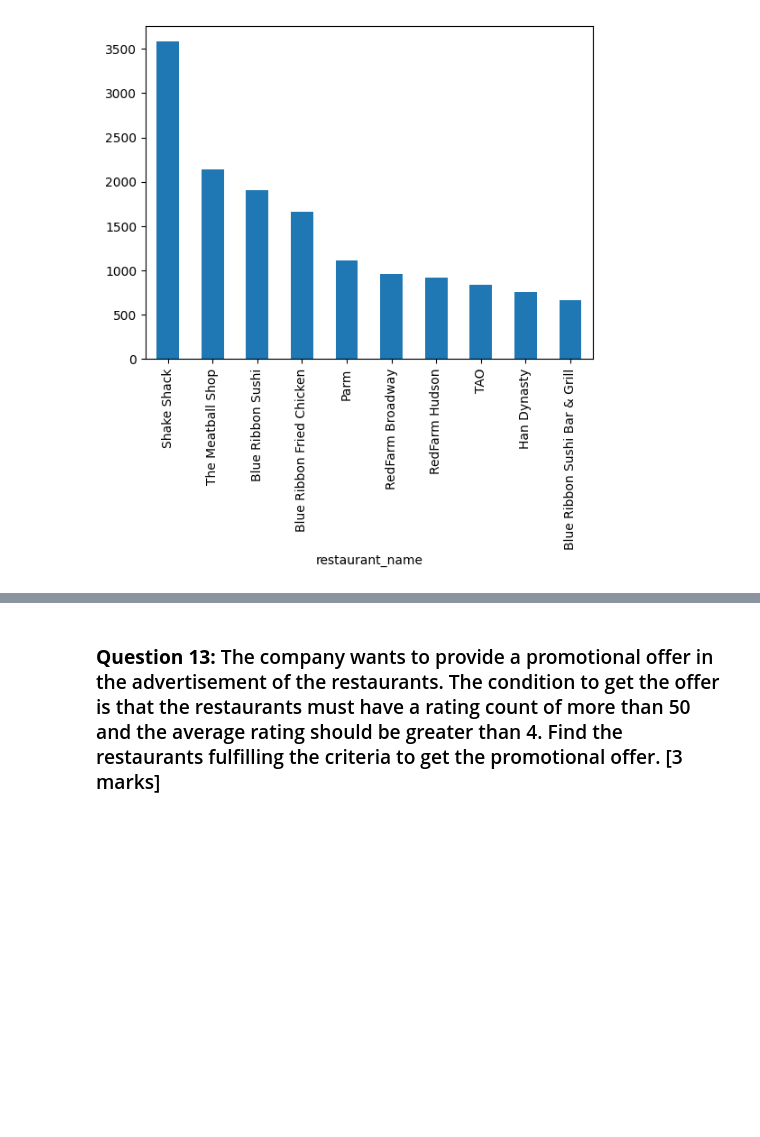
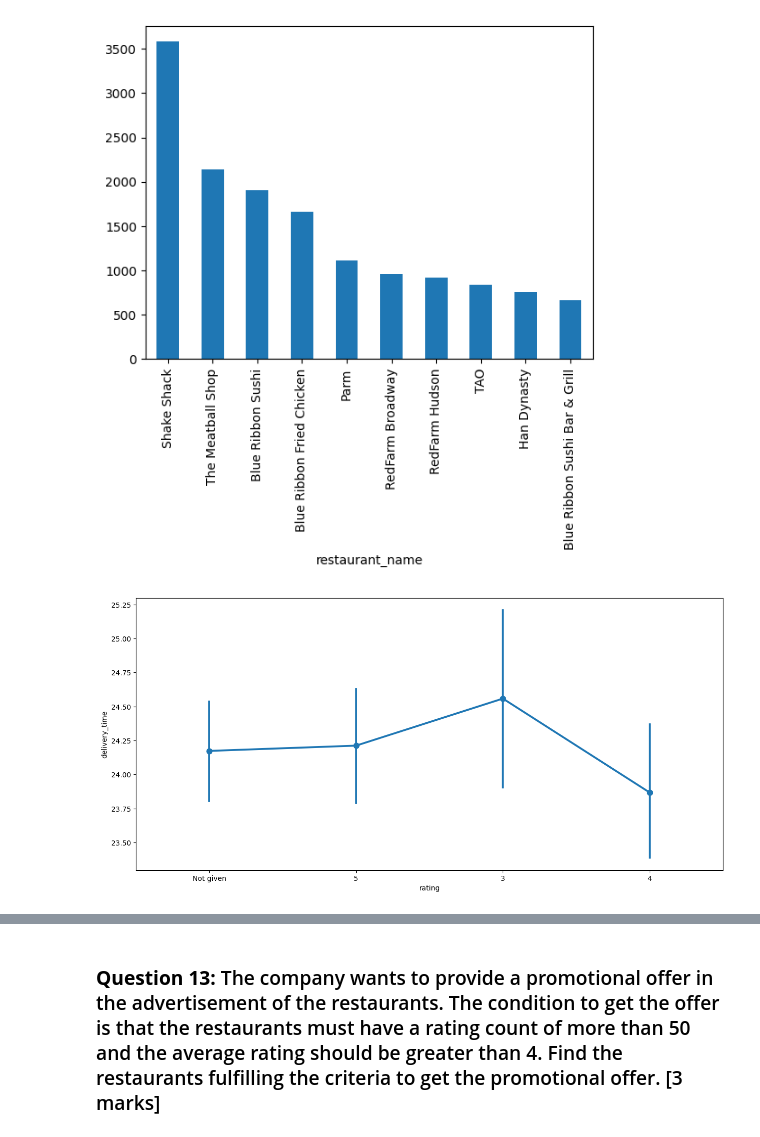
Before and after one commit to SudipKundu2023/Greatlearning, a Jupyter notebook: FoodHubUsecase/PYF_Project_Learner_Notebook_Full_Code.ipynb, the cells around one changed output, grey strips where cells are left out. Drawn from its saved outputs; the diff is of its cells as text; code cells hidden in the pictures; blank space fills up the shorter version.

```diff
--- a/FoodHubUsecase/PYF_Project_Learner_Notebook_Full_Code.ipynb
+++ b/FoodHubUsecase/PYF_Project_Learner_Notebook_Full_Code.ipynb
@@ -53,8 +53,8 @@ drive.mount('/content/drive')
 Mounted at /content/drive
 # %%
 # Write your code here to read the data
-df = pd.read_csv('/content/drive/MyDrive/GreatLearning/FoodHubUsecase/foodhub_order.csv')
-
+df_original = pd.read_csv('/content/drive/MyDrive/GreatLearning/FoodHubUsecase/foodhub_order.csv')
+df = df_original.copy()
 df.head()
 # %% [output]
 |  | order_id | customer_id | restaurant_name | cuisine_type | cost_of_the_order | day_of_the_week | rating | ... |
@@ -379,3 +379,10 @@ df.groupby('restaurant_name')['cost_of_the_order'].sum().sort_values(ascending=F
 # %% [output]
 <Axes: xlabel='restaurant_name'>
 [figure]
+# %%
+#Rating vs Delivery time
+plt.figure(figsize=(15,7))
+sns.pointplot(x='rating',y='delivery_time',data=df)
+plt.show()
+# %% [output]
+[figure, added]
```
Also changed, not shown: parts of 8 cells of this notebook.
